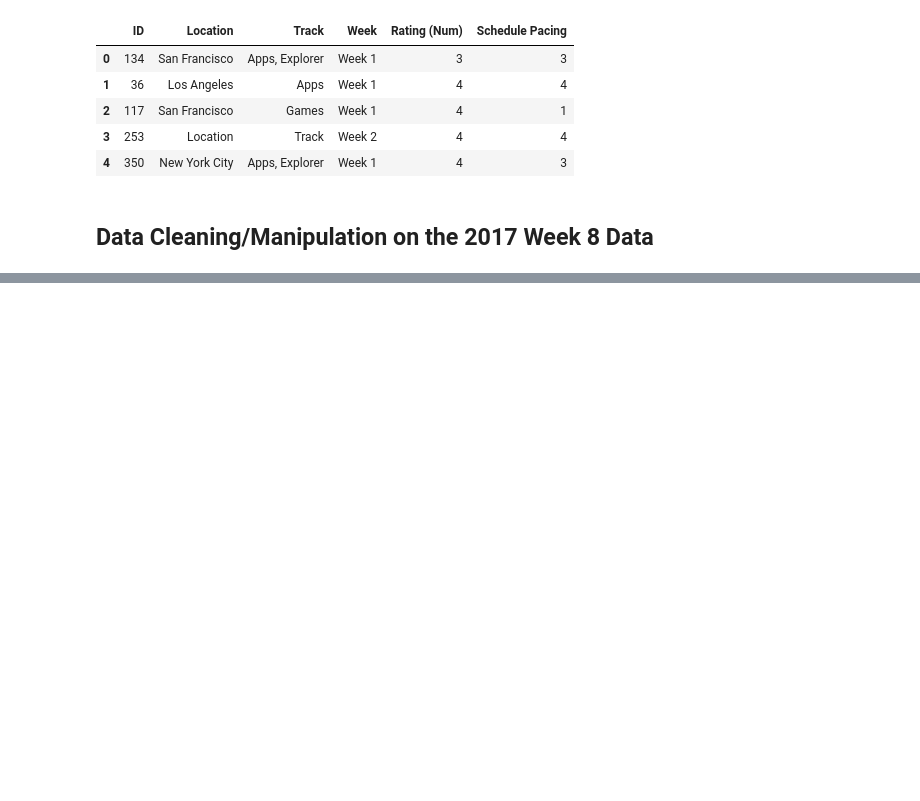
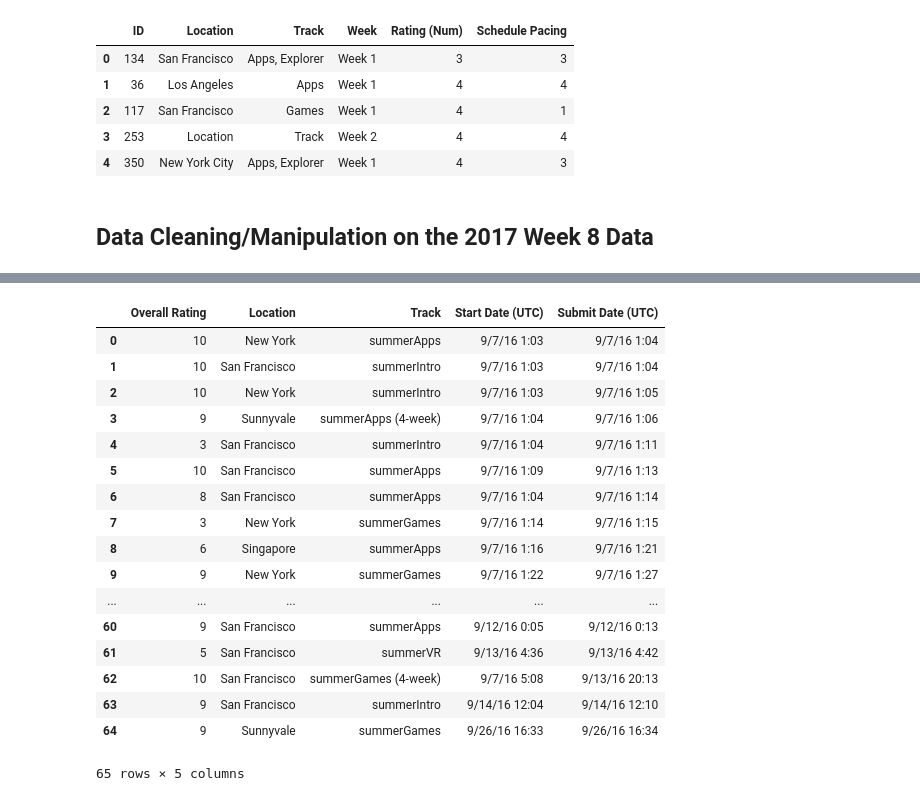
Before and after one commit to fchikwekwe/NPS_data, a Jupyter notebook: NPS_data.ipynb, the cells around one changed output, grey strips where cells are left out. Drawn from its saved outputs; the diff is of its cells as text; code cells hidden in the pictures; blank space fills up the shorter version.

```diff
--- a/NPS_data.ipynb
+++ b/NPS_data.ipynb
@@ -370,0 +458,27 @@ array([nan], dtype=object)
+# %%
+data_week8.rename(columns={
+    "How likely is it that you would recommend the Make School Summer Academy to a friend?": "Overall Rating",
+    "location": "Location",
+    "track": "Track"
+}, inplace=True)
+# %%
+data_week8
+# %% [output]
+|  | Overall Rating | Location | Track | Start Date (UTC) | Submit Date (UTC) |
+| 0 | 10 | New York | summerApps | 9/7/16 1:03 | 9/7/16 1:04 |
+| 1 | 10 | San Francisco | summerIntro | 9/7/16 1:03 | 9/7/16 1:04 |
+| 2 | 10 | New York | summerIntro | 9/7/16 1:03 | 9/7/16 1:05 |
+| 3 | 9 | Sunnyvale | summerApps (4-week) | 9/7/16 1:04 | 9/7/16 1:06 |
+| 4 | 3 | San Francisco | summerIntro | 9/7/16 1:04 | 9/7/16 1:11 |
+| 5 | 10 | San Francisco | summerApps | 9/7/16 1:09 | 9/7/16 1:13 |
+| 6 | 8 | San Francisco | summerApps | 9/7/16 1:04 | 9/7/16 1:14 |
+| 7 | 3 | New York | summerGames | 9/7/16 1:14 | 9/7/16 1:15 |
+| 8 | 6 | Singapore | summerApps | 9/7/16 1:16 | 9/7/16 1:21 |
+| 9 | 9 | New York | summerGames | 9/7/16 1:22 | 9/7/16 1:27 |
+| ... | ... | ... | ... | ... | ... |
+| 60 | 9 | San Francisco | summerApps | 9/12/16 0:05 | 9/12/16 0:13 |
+| 61 | 5 | San Francisco | summerVR | 9/13/16 4:36 | 9/13/16 4:42 |
+| 62 | 10 | San Francisco | summerGames (4-week) | 9/7/16 5:08 | 9/13/16 20:13 |
+| 63 | 9 | San Francisco | summerIntro | 9/14/16 12:04 | 9/14/16 12:10 |
+| 64 | 9 | Sunnyvale | summerGames | 9/26/16 16:33 | 9/26/16 16:34 |
+65 rows × 5 columns
```
Also changed, not shown: parts of 42 cells of this notebook, 1 other file.
